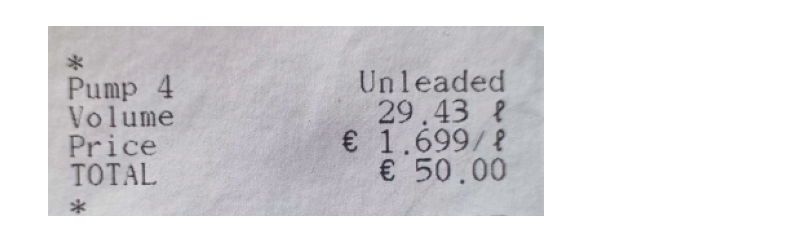
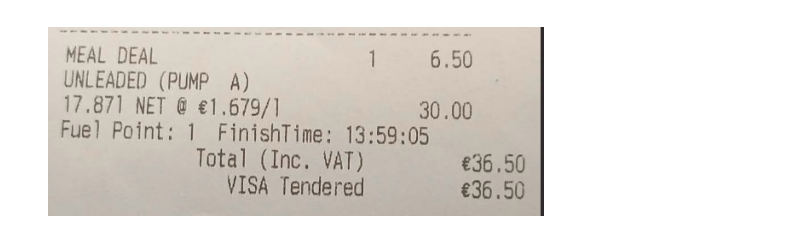
Before and after one commit to ndavido/fuelbuddy, a Jupyter notebook: Backend/OCR_Jupyter/ocr_reciepts.ipynb, the cells around one changed output. Saved outputs shown, nothing was run; the diff lists cells and outputs as text; code cells hidden in the pictures.

Commit message:
🚧 Reciept OCR retested and working

```diff
--- a/Backend/OCR_Jupyter/ocr_reciepts.ipynb
+++ b/Backend/OCR_Jupyter/ocr_reciepts.ipynb
@@ -6,12 +6,12 @@ import pytesseract
 from matplotlib import pyplot as plt
 import numpy as np
 # %%
-image_path = 'images/reciepts/rec1_cut.png'
+image_path = 'images/reciepts/test7.png'
 image = cv2.imread(image_path)
 plt.imshow(image)
 plt.axis('off')
 plt.show()
 # %% [output]
-[figure, old version]
+[figure, new version]
 # %%
 def preprocess(image):
```
Also changed, not shown: parts of 4 cells of this notebook.
